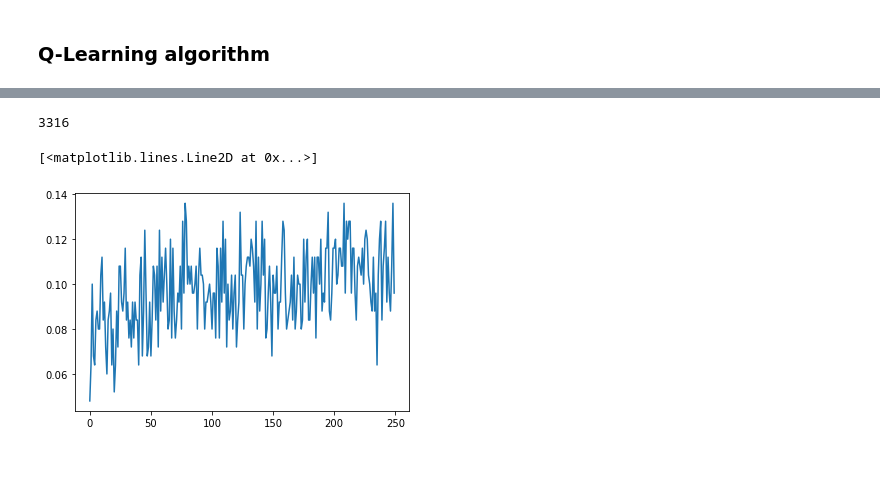
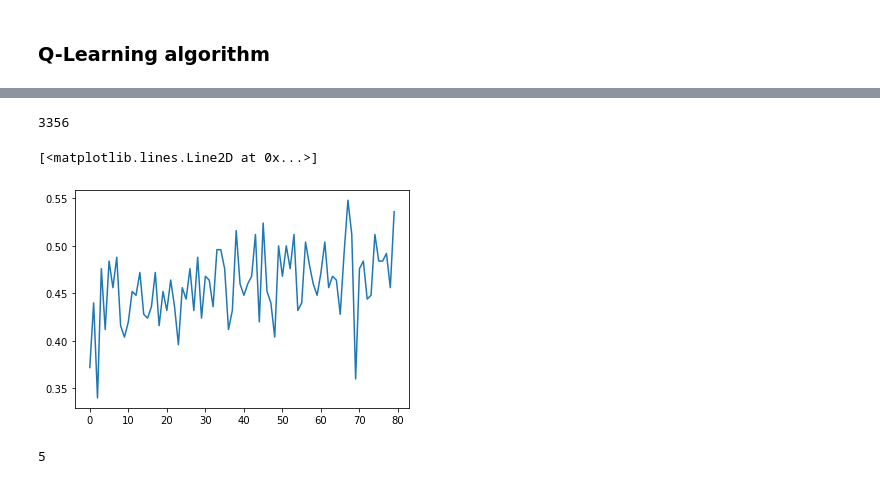
Before and after one commit to fraborg99/ANN---project, a Jupyter notebook: project/tic_tac_toe.ipynb, the cells around one changed output, grey strips where cells are left out. Saved outputs shown, nothing was run; the diff lists cells and outputs as text; code cells hidden in the pictures.

```diff
--- a/project/tic_tac_toe.ipynb
+++ b/project/tic_tac_toe.ipynb
@@ -344,7 +344,6 @@ for i in range(1):
     n_games = 20000
     winners = []
     count = []
-    id_ = 0
     qvals = defaultdict(lambda: np.zeros(9))
     assignments = defaultdict(lambda: len(assignments))
     alpha = 0.05
@@ -354,37 +353,39 @@ for i in range(1):
         env.reset()
         grid, _, __ = env.observe()
         player_opt_1 = OptimalPlayer(epsilon=0.5, player=Turns[i%2])
-        player_q = Q_Player(epsilon=0.5, player=Turns[1 - i%2])
+        player_q = Q_Player(epsilon=0.1, player=Turns[1 - i%2])
         print("Q IS " + Turns[1 - i%2])
         for j in range(9):
 #             if (env.current_player == player_q.player):
 #                 print("q playing...")
 #             else:
 #                 print("opt playing...")
-#             print("current player: "+ env.current_player, "\nGrid"+str(prev_grid)+"\n", + grid)
             if env.current_player == player_opt_1.player:
                 move = player_opt_1.act(grid)
                 grid, end, winner = env.step(move, print_grid=False)
-                if j!=0:
-                    qvals[last_grid_q][last_move_q] += alpha*(gamma*np.nanmax(qvals[assignments[str(grid)]]) - qvals[last_grid_q][last_move_q])
+
             else:
                 move = player_q.act(grid, assignments, qvals)
                 assignments, qvals = player_q.return_dicts()
                 last_move_q = convert(move)
                 last_grid_q = assignments[str(grid)]
                 grid, end, winner = env.step(move, print_grid=False)
-#             print(env.current_player, " is about to play on ",assignments[str(grid)])
-#             print(assignments[str(grid)],"\n",grid)
+            if not i%1000:
+                print(env.current_player, " is about to play on ",assignments[str(grid)])
+                print(assignments[str(grid)],"\n",grid)
 #             move = convert(move)
 #             current_grid = assignments[str(grid)]
+
+            if env.current_player == player_q.player or end:
+                qvals[last_grid_q][last_move_q] += alpha*(env.reward(player=Turns[1 - i%2]) + gamma*np.nanmax(qvals[assignments[str(grid)]]) - qvals[last_grid_q][last_move_q])
             if end:
                 winners.append(winner)
                 if winner == player_q.player:
                     count.append(1)
-                    qvals[last_grid_q][last_move_q] += alpha*(1 + gamma*(0 - qvals[last_grid_q][last_move_q]))
+#                     qvals[last_grid_q][last_move_q] += alpha*(env.reward(player=Turns[1 - i%2]) + gamma*(0 - qvals[last_grid_q][last_move_q]))
                 else:
                     count.append(0)
-                    qvals[last_grid_q][last_move_q] += alpha*(env.reward(player=Turns[1 - i%2]) + gamma*(0 - qvals[last_grid_q][last_move_q]))
+#                     qvals[last_grid_q][last_move_q] += alpha*(env.reward(player=Turns[1 - i%2]) + gamma*(0 - qvals[last_grid_q][last_move_q]))
     #             print('-------------------------------------------')
     #             print('Game end, winner is player ' + str(winner))
     #             print('Optimal player 1 = ' +  Turns[i%2])
@@ -440,10 +421,14 @@ defaultdict(<function __main__.<lambda>()>,
-# %%
-assignments[0]
-# %% [output]
-3316
+# %%
+np.sum(np.array(count[10000:]))
+# %% [output]
+3356
 # %%
 import matplotlib.pyplot as plt
-plt.plot(np.arange(250),[np.sum(i==1)/250 for i in np.split(np.array(count), 250)])
+plt.plot(np.arange(80),[np.sum(i==1)/250 for i in np.split(np.array(count), 80)])
 # %% [output]
 [<matplotlib.lines.Line2D at 0x...>]
-[figure, old version]
+[figure, new version]
+# %%
+len(count)
+# %% [output]
+5
```
Also changed, not shown: parts of 2 cells of this notebook.
